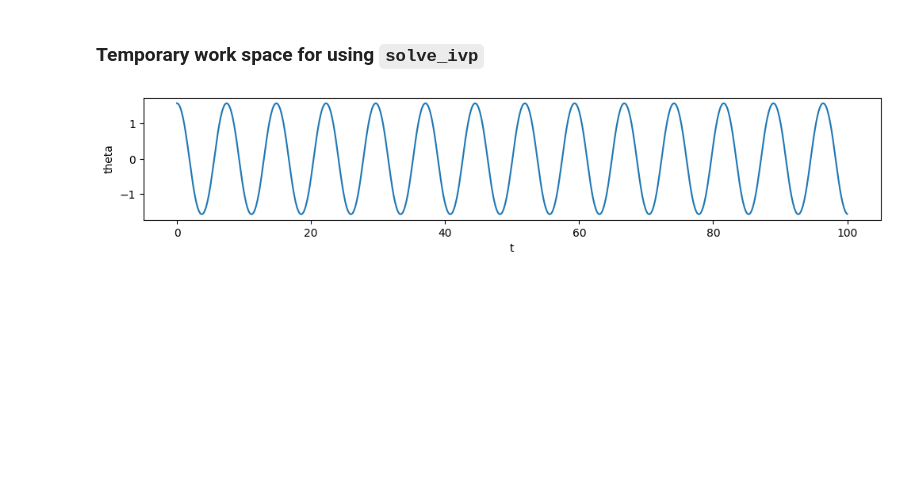
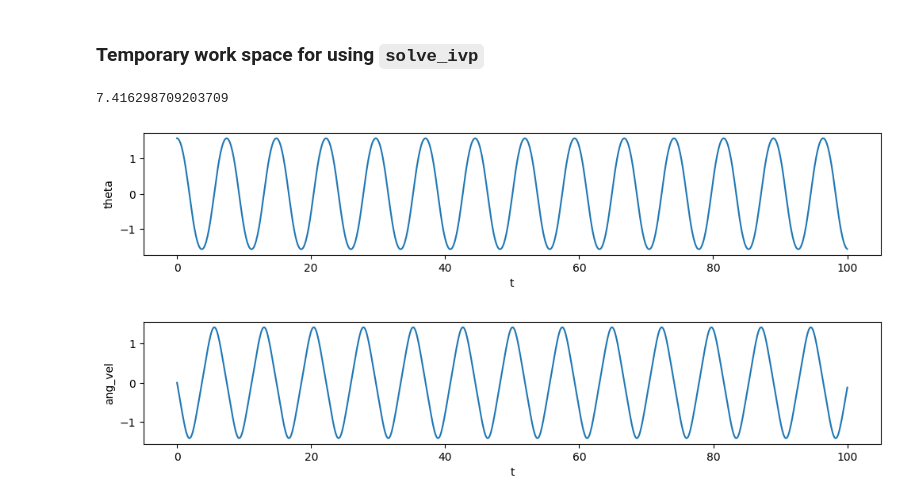
Before and after one commit to Cooper-9/Notes-from-class, a Jupyter notebook: Period_rigid_p.ipynb, the cells around one changed output. Saved outputs shown, nothing was run; the diff lists cells and outputs as text; code cells hidden in the pictures; blank space fills up the shorter version.

```diff
--- a/Period_rigid_p.ipynb
+++ b/Period_rigid_p.ipynb
@@ -27,6 +27,8 @@ from scipy.integrate import solve_ivp, quad
 
 # rigid pendulum ode
 def rigid_pendulum_ode(t, y, omega_0=1):
+  """
+  """
   theta, ang_vel = y # unpacking our state variable
   dtheta_dt = ang_vel # first derivative
   d2theta_dt2 = - omega_0**2 * np.sin(theta) # second derivative
@@ -55,7 +57,16 @@ def basic_plot(x, y, xlabel=None, ylabel=None, figsize=(3,3)):
   plt.ylabel(ylabel)
   return plt.show()
 
-#...other utilities...
+# define the event function: ang_vel = 0
+def ang_vel_zero_event(t, y, omega_0=1):
+  """
+  """
+  theta, ang_vel = y # unpack state variable
+  return ang_vel # set to find values where ang_vel = 0
+
+# add required attributes to the event funciton
+ang_vel_zero_event.terminal = False # keep integrating after event(s) are found
+ang_vel_zero_event.direction = -1 # track zeros when going from positive to negative
 # %% [markdown]
 ### Testing the integration approach
 # %%
@@ -107,22 +118,41 @@ basic_plot(theta_0_list, period_list_int, xlabel="theta_0", ylabel="period")
 # %%
 # solve the differential equation
 # get the peak-to-peak-distance for the period
 # extract those values on a mesh of theta_0
 
 t_min=0
 t_max=100
 t_span=[t_min,t_max] # time span for solve_ivp
 
+# parameters
+omega_0 = 1 # natural frequency
+
 # state variable
-theta_0 = np.pi/2
+theta_0 = np.pi/2 # initial angle
 y_0 = [theta_0, 0] # initial condition
 
+
+
+
+
+
 # solve differential equation
-sol = solve_ivp(rigid_pendulum_ode, t_span, y_0, args=(omega_0,), max_step=0.1, dense_output=True)
+sol = solve_ivp(rigid_pendulum_ode, t_span, y_0, args=(omega_0,), max_step=0.01, dense_output=True,
+                events=ang_vel_zero_event)
+
+# output the extracted period
+period = np.mean(np.diff(sol.t_events))
+print(period)
+
+
 
 # quick plot
 t_plot = np.linspace(t_min, t_max, 1000)
 theta_plot = sol.sol(t_plot)[0]
+ang_vel_plot = sol.sol(t_plot)[1]
 basic_plot(t_plot, theta_plot, xlabel='t', ylabel='theta', figsize=(12,2))
+basic_plot(t_plot, ang_vel_plot, xlabel='t', ylabel='ang_vel', figsize=(12,2))
 # %% [output]
+7.416298709203709
 [figure]
+[figure, added]
```
Also changed, not shown: parts of 7 cells of this notebook.
